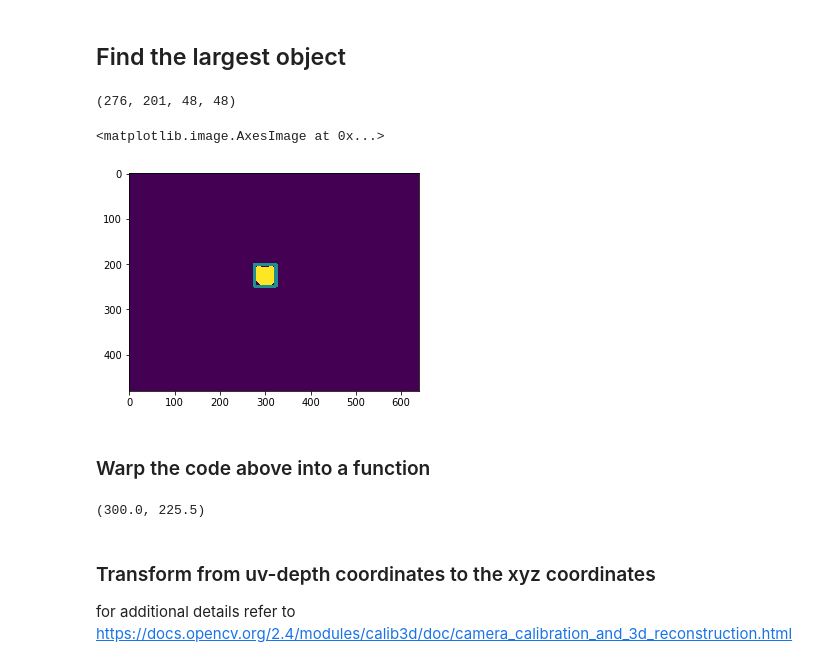
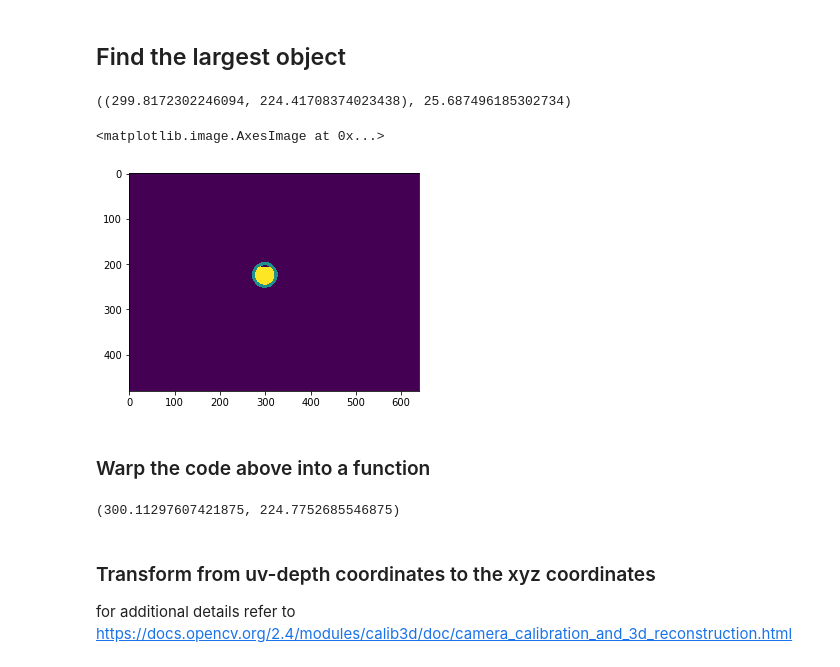
Before and after one commit to francisso/RobotCalibration, a Jupyter notebook: calibration.ipynb, the cells around one changed output. Saved outputs shown, nothing was run; the diff lists cells and outputs as text; code cells hidden in the pictures.

```diff
--- a/calibration.ipynb
+++ b/calibration.ipynb
@@ -66,16 +66,17 @@ plt.imshow(im1, cmap=plt.cm.gray)
 #Please refer to the documentation for the right return values order
 contours = cv2.findContours(im1, cv2.RETR_LIST, cv2.CHAIN_APPROX_SIMPLE)[0]
 contour = max(contours, key=cv2.contourArea)
-b_rect = cv2.boundingRect(contour)
-b_rect
+b_circle = cv2.minEnclosingCircle(contour)
+b_circle
 # %% [output]
-(276, 201, 48, 48)
+((299.8172302246094, 224.41708374023438), 25.687496185302734)
-# %%
-cv2.rectangle(im1, (b_rect[0], b_rect[1]), (b_rect[0]+b_rect[2], b_rect[1]+b_rect[3]), (128,0,0), 5)
-plt.imshow(im1)
-# %% [output]
-<matplotlib.image.AxesImage at 0x...>
-[figure, removed]
+# %%
+b_circle = ((int(b_circle[0][0]),int(b_circle[0][1])), int(b_circle[1]))
+cv2.circle(im1, b_circle[0], b_circle[1], (128,0,0), 5)
+plt.imshow(im1)
+# %% [output]
+<matplotlib.image.AxesImage at 0x...>
+[figure, added]
 # %% [markdown]
 ### Warp the code above into a function
 # %%
@@ -94,13 +95,13 @@ def get_center(image, mask):
     _, im1 = cv2.threshold(saturation, 92, 255, cv2.THRESH_BINARY)
     contours = cv2.findContours(im1, cv2.RETR_LIST, cv2.CHAIN_APPROX_SIMPLE)[0]
     contour = max(contours, key=cv2.contourArea)
-    b_rect = cv2.boundingRect(contour)
-    return (b_rect[0]+b_rect[2]/2, b_rect[1]+b_rect[3]/2)
+    b_circle = cv2.minEnclosingCircle(contour)
+    return b_circle[0]
 
 center = get_center(im, mask)
 center
 # %% [output]
-(300.0, 225.5)
+(300.11297607421875, 224.7752685546875)
 # %% [markdown]
 ### Transform from uv-depth coordinates to the xyz coordinates
 for additional details refer to https://docs.opencv.org/2.4/modules/calib3d/doc/camera_calibration_and_3d_reconstruction.html
```
Also changed, not shown: parts of 7 cells of this notebook, 1 other file.
